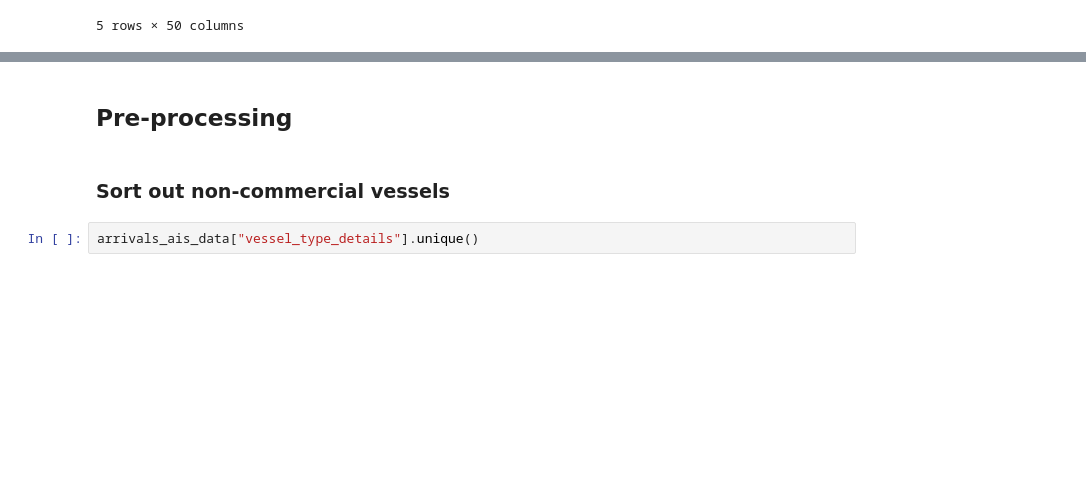
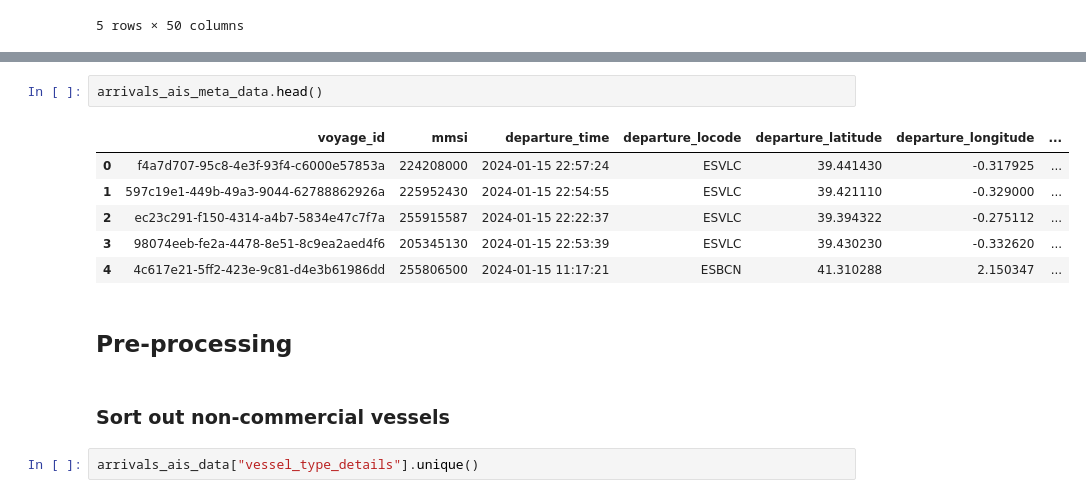
Before and after one commit to Magnuswlange/port_congestion_proj_ml, a Jupyter notebook: feature_selection.ipynb, the cells around one changed output, grey strips where cells are left out. Drawn from its saved outputs; the diff is of its cells as text; blank space fills up the shorter version.

```diff
--- a/feature_selection.ipynb
+++ b/feature_selection.ipynb
@@ -156,3 +171,12 @@ arrivals_ais_data.head()
+# %%
+arrivals_ais_meta_data.head()
+# %% [output]
+|  | voyage_id | mmsi | departure_time | departure_locode | departure_latitude | departure_longitude | ... |
+| 0 | f4a7d707-95c8-4e3f-93f4-c6000e57853a | 224208000 | 2024-01-15 22:57:24 | ESVLC | 39.441430 | -0.317925 | ... |
+| 1 | 597c19e1-449b-49a3-9044-62788862926a | 225952430 | 2024-01-15 22:54:55 | ESVLC | 39.421110 | -0.329000 | ... |
+| 2 | ec23c291-f150-4314-a4b7-5834e47c7f7a | 255915587 | 2024-01-15 22:22:37 | ESVLC | 39.394322 | -0.275112 | ... |
+| 3 | 98074eeb-fe2a-4478-8e51-8c9ea2aed4f6 | 205345130 | 2024-01-15 22:53:39 | ESVLC | 39.430230 | -0.332620 | ... |
+| 4 | 4c617e21-5ff2-423e-9c81-d4e3b61986dd | 255806500 | 2024-01-15 11:17:21 | ESBCN | 41.310288 | 2.150347 | ... |
 # %% [markdown]
 ## Pre-processing
 # %% [markdown]
```
Also changed, not shown: parts of 22 cells of this notebook.
